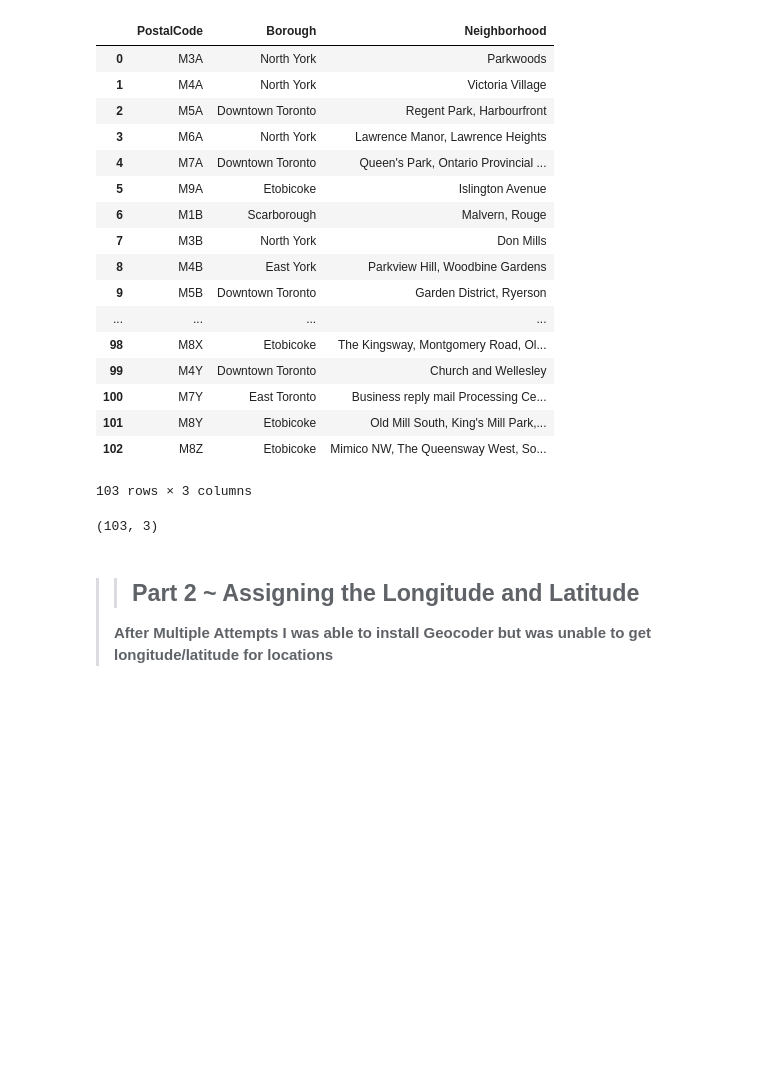
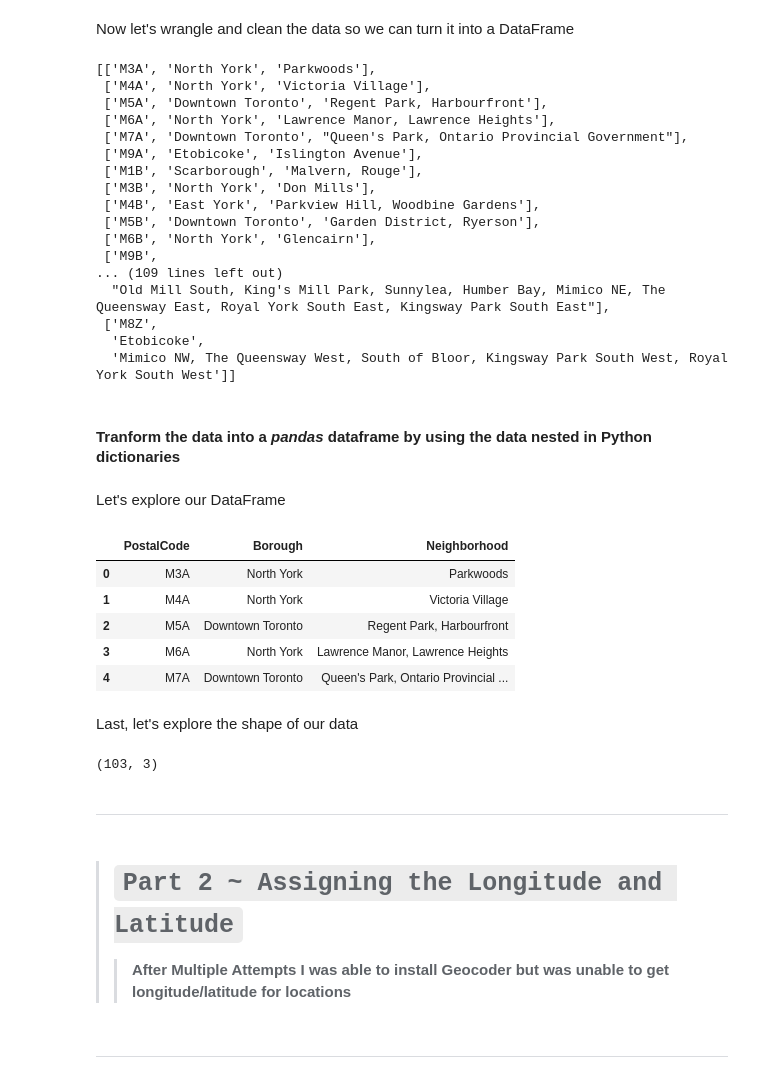
Before and after one commit to ezrawitt/Data_Capstone, a Jupyter notebook: Segmenting and Clustering Neighborhoods in Toronto Part 2.ipynb, the cells around one changed output. Drawn from its saved outputs; the diff is of its cells as text; code cells hidden in the pictures; blank space fills up the shorter version.

```diff
--- a/Segmenting and Clustering Neighborhoods in Toronto Part 2.ipynb
+++ b/Segmenting and Clustering Neighborhoods in Toronto Part 2.ipynb
@@ -21,3 +47,5 @@ table = soup.table ### using the inspect feature on the wiki page I was able to
+# %% [markdown]
+Now let's wrangle and clean the data so we can turn it into a DataFrame
 # %%
 ### wrangle the data and clean it
 
@@ -39,35 +67,51 @@ for row in rows:
             neighborhood = borough ### if neighborhood name is not listed assigning the borough name
         lst.append([postalcode, borough, neighborhood]) ### adding to be columns
 
-## lst
+lst
+# %% [output]
+[['M3A', 'North York', 'Parkwoods'],
+ ['M4A', 'North York', 'Victoria Village'],
+ ['M5A', 'Downtown Toronto', 'Regent Park, Harbourfront'],
+ ['M6A', 'North York', 'Lawrence Manor, Lawrence Heights'],
+ ['M7A', 'Downtown Toronto', "Queen's Park, Ontario Provincial Government"],
+ ['M9A', 'Etobicoke', 'Islington Avenue'],
+ ['M1B', 'Scarborough', 'Malvern, Rouge'],
+ ['M3B', 'North York', 'Don Mills'],
+ ['M4B', 'East York', 'Parkview Hill, Woodbine Gardens'],
+ ['M5B', 'Downtown Toronto', 'Garden District, Ryerson'],
+ ['M6B', 'North York', 'Glencairn'],
+ ['M9B',
+... (109 lines left out)
+  "Old Mill South, King's Mill Park, Sunnylea, Humber Bay, Mimico NE, The Queensway East, Royal York South East, Kingsway Park South East"],
+ ['M8Z',
+  'Etobicoke',
+  'Mimico NW, The Queensway West, South of Bloor, Kingsway Park South West, Royal York South West']]
+# %% [markdown]
+#### Tranform the data into a *pandas* dataframe by using the data nested in Python dictionaries
 # %%
 cols = ['PostalCode', 'Borough', 'Neighborhood'] ### naming the columns
 neighborhoods = pd.DataFrame(lst, columns=cols) ### creating the dataframe
+# %% [markdown]
+Let's explore our DataFrame
 # %%
-neighborhoods
+neighborhoods.head()
 # %% [output]
 |  | PostalCode | Borough | Neighborhood |
 | 0 | M3A | North York | Parkwoods |
 | 1 | M4A | North York | Victoria Village |
 | 2 | M5A | Downtown Toronto | Regent Park, Harbourfront |
 | 3 | M6A | North York | Lawrence Manor, Lawrence Heights |
 | 4 | M7A | Downtown Toronto | Queen's Park, Ontario Provincial ... |
-| 5 | M9A | Etobicoke | Islington Avenue |
-| 6 | M1B | Scarborough | Malvern, Rouge |
-| 7 | M3B | North York | Don Mills |
-| 8 | M4B | East York | Parkview Hill, Woodbine Gardens |
-| 9 | M5B | Downtown Toronto | Garden District, Ryerson |
-| ... | ... | ... | ... |
-| 98 | M8X | Etobicoke | The Kingsway, Montgomery Road, Ol... |
-| 99 | M4Y | Downtown Toronto | Church and Wellesley |
-| 100 | M7Y | East Toronto | Business reply mail Processing Ce... |
-| 101 | M8Y | Etobicoke | Old Mill South, King's Mill Park,... |
-| 102 | M8Z | Etobicoke | Mimico NW, The Queensway West, So... |
-103 rows × 3 columns
+# %% [markdown]
+Last, let's explore the shape of our data
 # %%
 neighborhoods.shape
 # %% [output]
 (103, 3)
+# %% [markdown]
+---
 # %% [markdown]
->> ## Part 2 ~ Assigning the Longitude and Latitude
-> **After Multiple Attempts I was able to install Geocoder but was unable to get longitude/latitude for locations**
+> # `Part 2 ~ Assigning the Longitude and Latitude`
+>> **After Multiple Attempts I was able to install Geocoder but was unable to get longitude/latitude for locations**
+# %% [markdown]
+---
```
Also changed, not shown: parts of 61 cells of this notebook.
